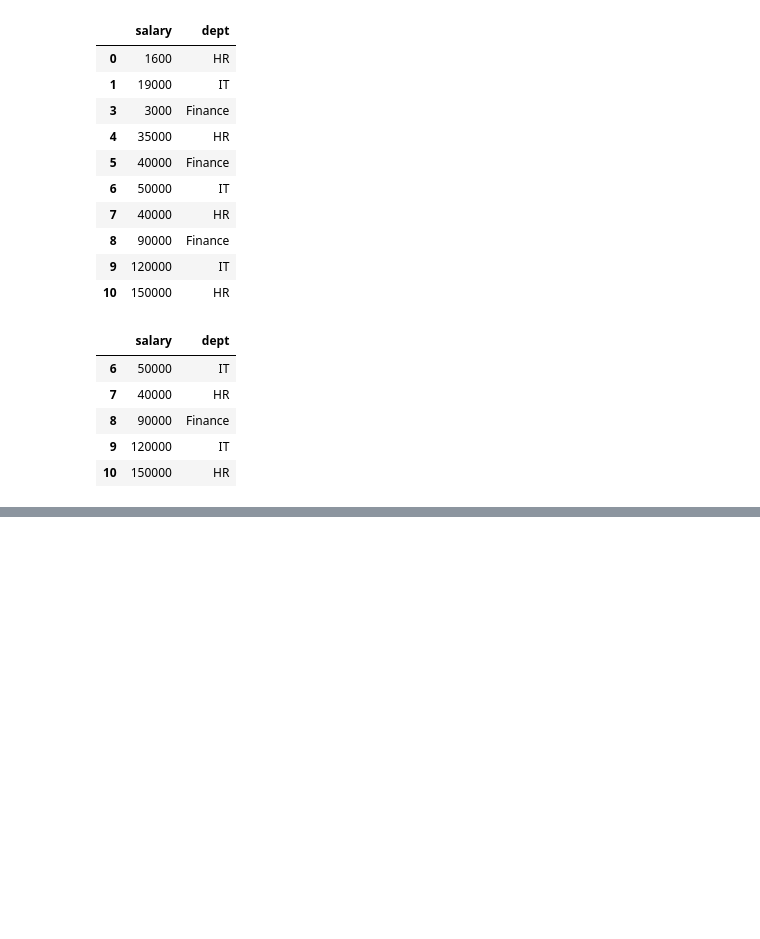
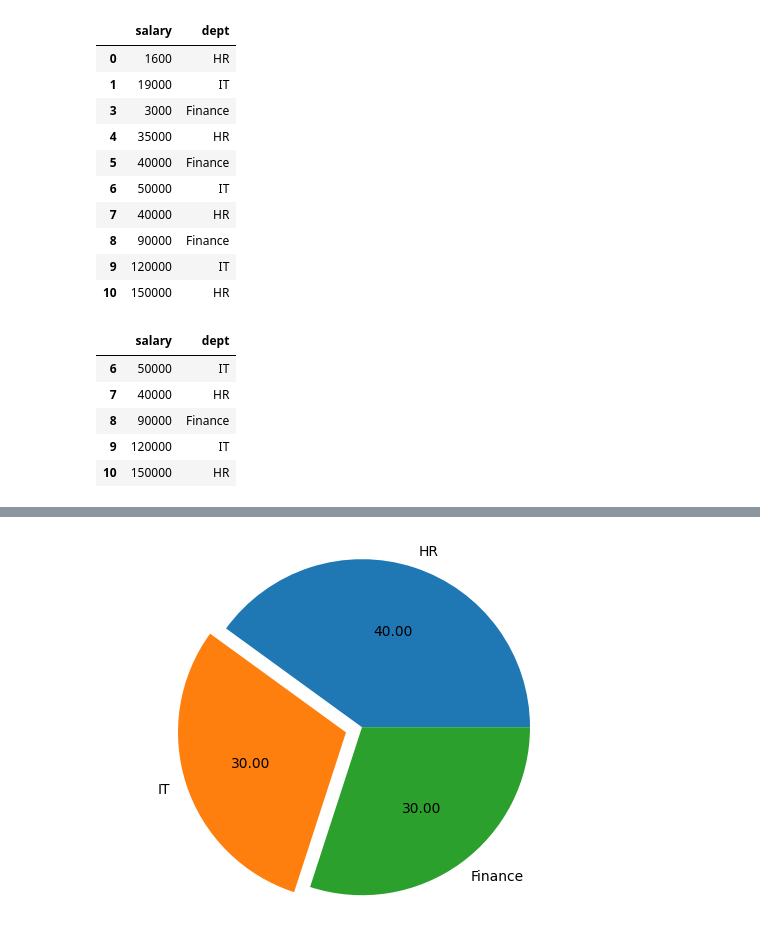
Before and after one commit to Shubham-Jana-Dev/Ardent-ML-learning-with-python-2026, a Jupyter notebook: Mar-02-2026/matplot.ipynb, the cells around one changed output, grey strips where cells are left out. Cells and saved outputs as stored; diff of their text form; code cells hidden in the pictures; blank space fills up the shorter version.

```diff
--- a/Mar-02-2026/matplot.ipynb
+++ b/Mar-02-2026/matplot.ipynb
@@ -134,0 +173,6 @@ df.tail()
+# %%
+plt.pie(count, labels = count.index, autopct = "%1.2f", explode = [0, 0.1, 0])
+plt.axis('equal')
+plt.show()
+# %% [output]
+[figure, added]
```
Also changed, not shown: parts of 8 cells of this notebook.
